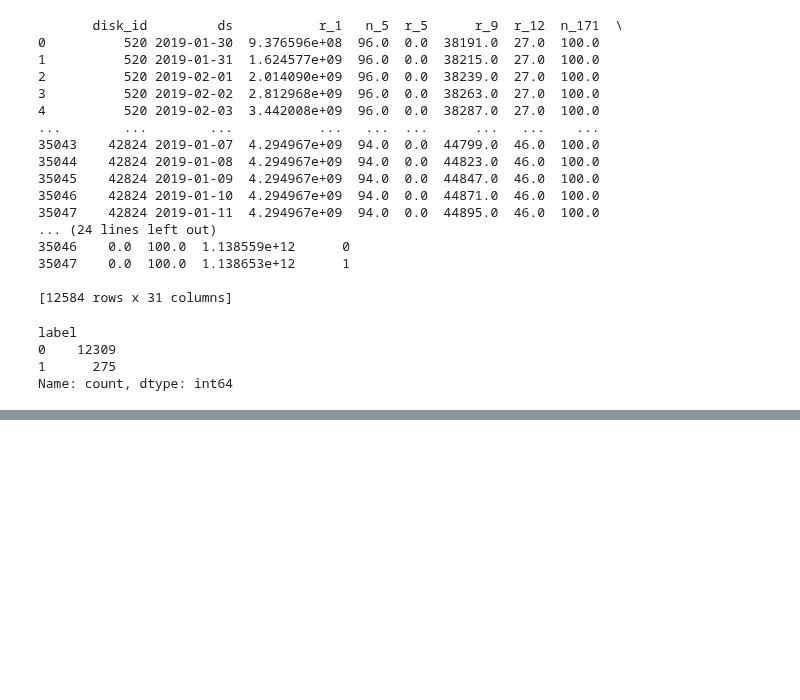
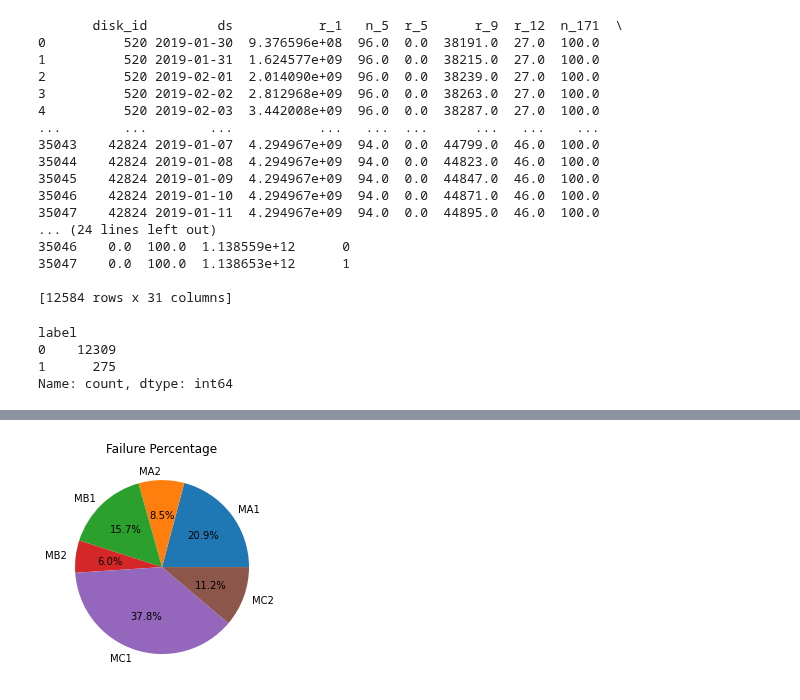
Before and after one commit to passion3659/ssd-failure, a Jupyter notebook: jeongyeol.ipynb, the cells around one changed output, grey strips where cells are left out. Saved outputs shown, nothing was run; the diff lists cells and outputs as text; code cells hidden in the pictures; blank space fills up the shorter version.

```diff
--- a/jeongyeol.ipynb
+++ b/jeongyeol.ipynb
@@ -198,0 +283,17 @@ Name: count, dtype: int64
+# %%
+import matplotlib.pyplot as plt
+
+# 데이터 설정
+labels = ['MA1', 'MA2', 'MB1', 'MB2', 'MC1', 'MC2']
+values = [20.9, 8.5, 15.7, 6, 37.8, 11.2]
+
+# 파이 그래프 그리기
+plt.pie(values, labels=labels, autopct='%1.1f%%')
+
+# 그래프 제목
+plt.title("Failure Percentage")
+
+# 그래프 보이기
+plt.show()
+# %% [output]
+[figure, added]
```
Also changed, not shown: parts of 6 cells of this notebook, 1 other file.
